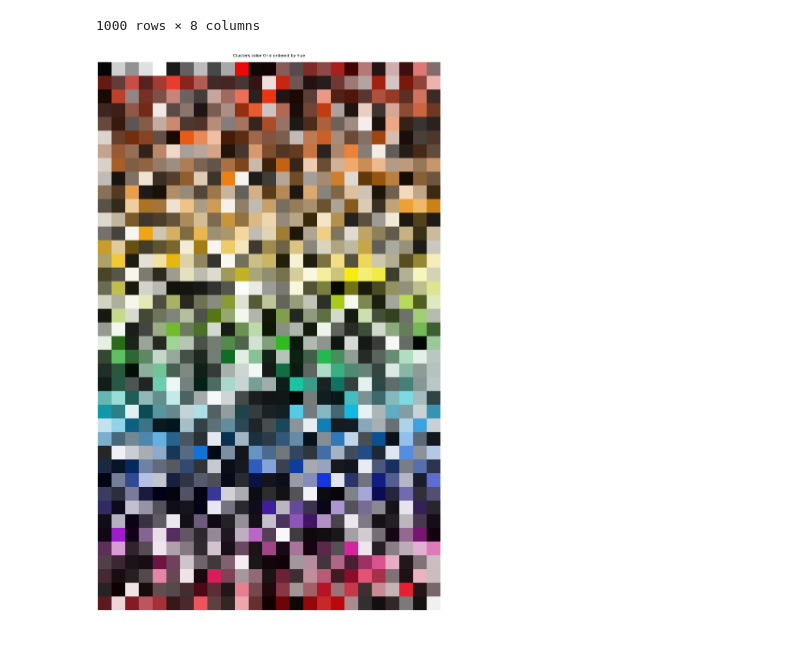
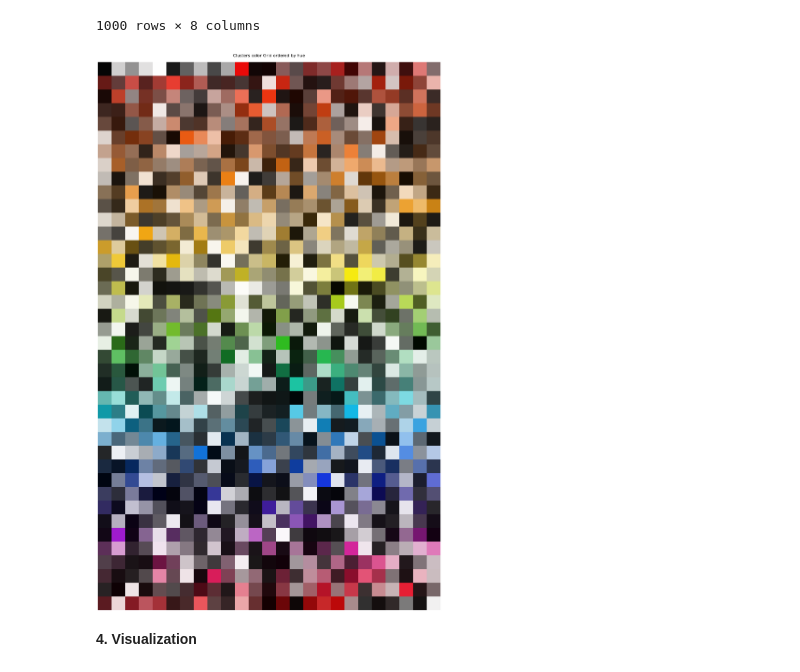
Before and after one commit to vieira-giulia/art_data_mining, a Jupyter notebook: 00_preprocessing/03_color_clustering.ipynb, the cells around one changed output. Saved outputs shown, nothing was run; the diff lists cells and outputs as text; code cells hidden in the pictures; blank space fills up the shorter version.

Commit message:
rerun, plots

```diff
--- a/00_preprocessing/03_color_clustering.ipynb
+++ b/00_preprocessing/03_color_clustering.ipynb
@@ -156,7 +230,49 @@ centroids_df
 1000 rows × 8 columns
 # %%
 centroids_df.to_csv("color-centroids.csv", index=False)
-# %%
-plotter.plot_clusters_color_grid(centroids_df)
-# %% [output]
-[figure, removed]
+# %%
+def plot_clusters_color_grid(df, save_path=None):
+    # Sort by hue (H column)
+    df = df.sort_values('H')
+
+    # Create a grid layout - adjust these numbers based on your preference
+    rows = 40
+    cols = 25
+    total_colors = rows * cols
+
+    # Make sure we don't exceed the number of colors we have
+    df = df.iloc[:total_colors]
+
+    # Create figure and axes
+    fig, ax = plt.subplots(figsize=(20, 30))
+    ax.set_xlim(0, cols)
+    ax.set_ylim(0, rows)
+    ax.set_aspect('equal')
+    ax.axis('off')  # Turn off axes
+
+    # Plot each color as a square in the grid
+    for idx, (_, row) in enumerate(df.iterrows()):
+        x = idx % cols
+        y = rows - 1 - (idx // cols)  # Start from top
+
+        # Create a rectangle with the color
+        rect = patches.Rectangle((x, y), 1, 1, linewidth=0,
+                                facecolor=mcolors.to_rgb(row['HEX']))
+        ax.add_patch(rect)
+
+    plt.title('Clusters color Grid ordered by hue', fontsize=16, pad=20)
+
+    plt.tight_layout()
+
+    # Save the plot if save_path is provided
+    if save_path:
+        plt.savefig(save_path, dpi=300, bbox_inches='tight')
+        print(f"Plot saved to {save_path}")
+
+    plt.show()
+# %%
+plot_clusters_color_grid(centroids_df)
+# %% [output]
+[figure, added]
+# %% [markdown]
+**4. Visualization**
```
Also changed, not shown: parts of 16 cells of this notebook, 4 other files.
